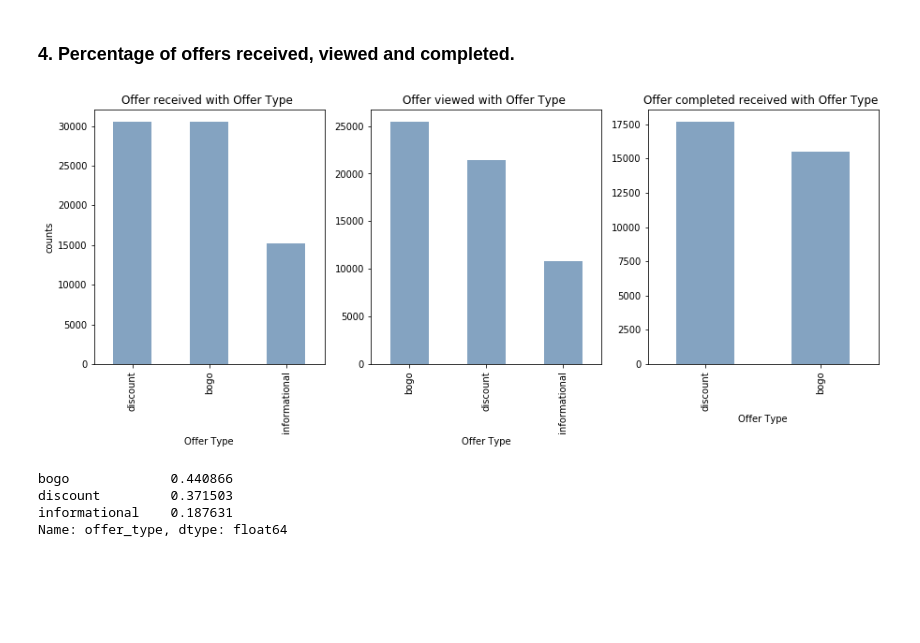
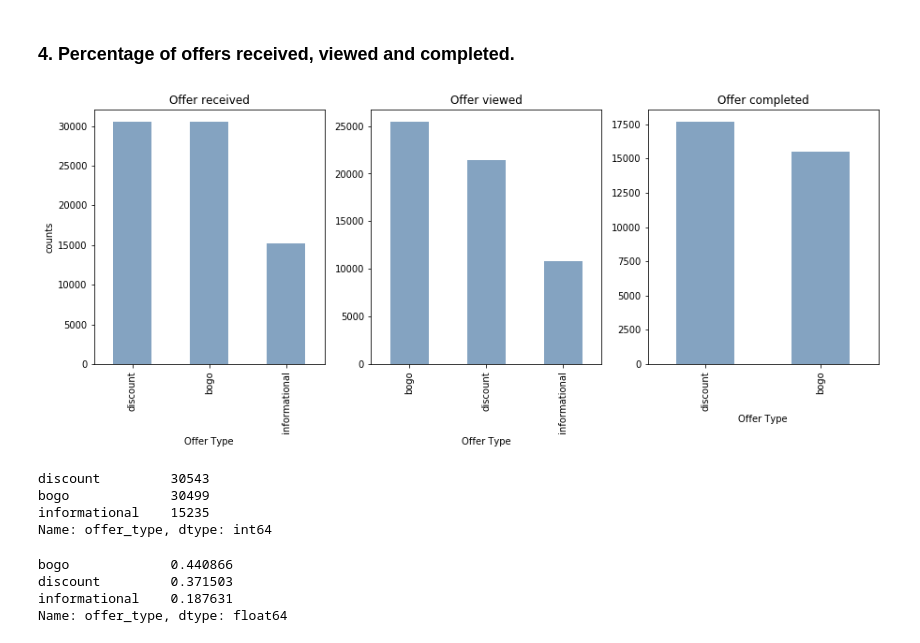
Before and after one commit to data-clash/Starbuck-Capstone-Challenge, a Jupyter notebook: Starbucks_Capstone.ipynb, the cells around one changed output. Saved outputs shown, nothing was run; the diff lists cells and outputs as text; code cells hidden in the pictures; blank space fills up the shorter version.

```diff
--- a/Starbucks_Capstone.ipynb
+++ b/Starbucks_Capstone.ipynb
@@ -723,21 +728,28 @@ Most of the members are men: 8484 members, 6129 members are female and 212 are o
 # %%
 plt.subplot(131)
 transcript_df[transcript_df['offer_received'] == 1].offer_type.value_counts().plot(kind='bar',color=(0.2, 0.4, 0.6, 0.6), figsize=(15,5))
 plt.ylabel('counts')
 plt.xlabel('Offer Type')
-plt.title('Offer received with Offer Type ');
+plt.title('Offer received');
 
 plt.subplot(132)
 transcript_df[transcript_df['offer_viewed'] == 1].offer_type.value_counts().plot(kind='bar',color=(0.2, 0.4, 0.6, 0.6), figsize=(15,5))
 plt.xlabel('Offer Type')
-plt.title('Offer viewed with Offer Type ');
+plt.title('Offer viewed');
 
 plt.subplot(133)
 transcript_df[transcript_df['offer_completed'] == 1].offer_type.value_counts().plot(kind='bar',color=(0.2, 0.4, 0.6, 0.6), figsize=(15,5))
 plt.xlabel('Offer Type')
-plt.title('Offer completed received with Offer Type ');
+plt.title('Offer completed');
 # %% [output]
-[figure, old version]
+[figure, new version]
+# %%
+transcript_df[transcript_df['offer_received'] == 1].offer_type.value_counts()
+# %% [output]
+discount         30543
+bogo             30499
+informational    15235
+Name: offer_type, dtype: int64
 # %%
 transcript_df[transcript_df['offer_viewed'] == 1].offer_type.value_counts()/transcript_df[transcript_df['offer_viewed'] == 1].offer_type.count()
 # %% [output]
```
Also changed, not shown: parts of 16 cells of this notebook, 1 other file.
